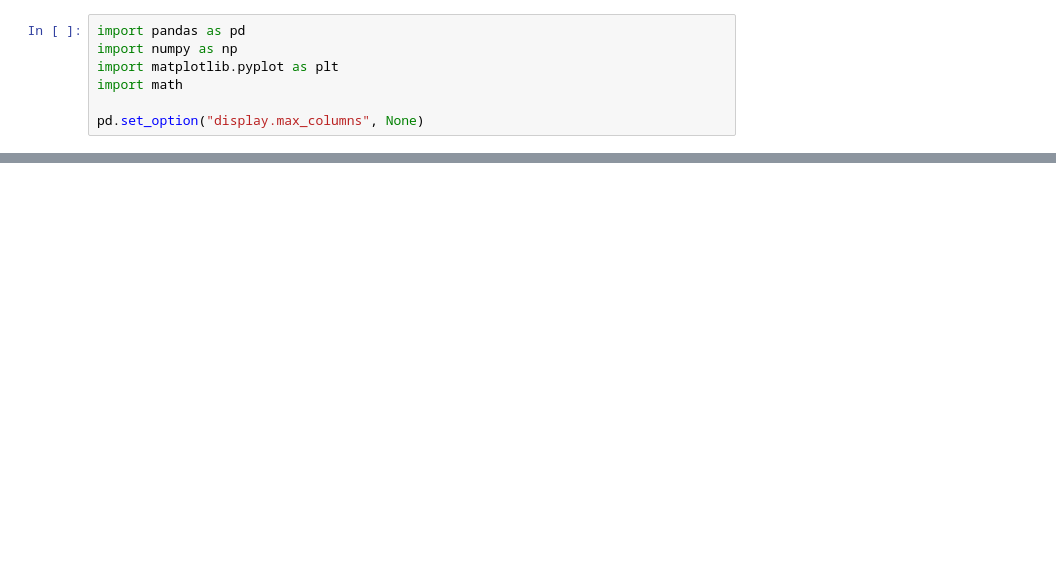
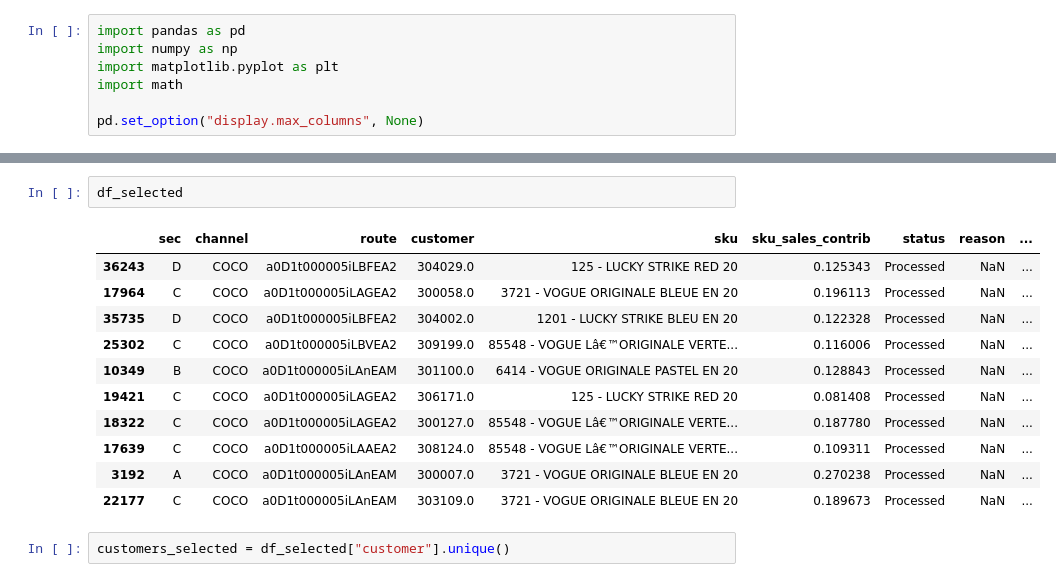
Before and after one commit to asadali163/FE, a Jupyter notebook: src/notebooks/EDA_and_data_work/feature_engineering.ipynb, the cells around one changed output, grey strips where cells are left out. Cells and saved outputs as stored; diff of their text form; blank space fills up the shorter version.

```diff
--- a/src/notebooks/EDA_and_data_work/feature_engineering.ipynb
+++ b/src/notebooks/EDA_and_data_work/feature_engineering.ipynb
@@ -121,0 +587,16 @@ Their sale is only:  83.37 %
+# %%
+df_selected
+# %% [output]
+|  | sec | channel | route | customer | sku | sku_sales_contrib | status | reason | ... |
+| 36243 | D | COCO | a0D1t000005iLBFEA2 | 304029.0 | 125 - LUCKY STRIKE RED 20 | 0.125343 | Processed | NaN | ... |
+| 17964 | C | COCO | a0D1t000005iLAGEA2 | 300058.0 | 3721 - VOGUE ORIGINALE BLEUE EN 20 | 0.196113 | Processed | NaN | ... |
+| 35735 | D | COCO | a0D1t000005iLBFEA2 | 304002.0 | 1201 - LUCKY STRIKE BLEU EN 20 | 0.122328 | Processed | NaN | ... |
+| 25302 | C | COCO | a0D1t000005iLBVEA2 | 309199.0 | 85548 - VOGUE Lâ€™ORIGINALE VERTE... | 0.116006 | Processed | NaN | ... |
+| 10349 | B | COCO | a0D1t000005iLAnEAM | 301100.0 | 6414 - VOGUE ORIGINALE PASTEL EN 20 | 0.128843 | Processed | NaN | ... |
+| 19421 | C | COCO | a0D1t000005iLAGEA2 | 306171.0 | 125 - LUCKY STRIKE RED 20 | 0.081408 | Processed | NaN | ... |
+| 18322 | C | COCO | a0D1t000005iLAGEA2 | 300127.0 | 85548 - VOGUE Lâ€™ORIGINALE VERTE... | 0.187780 | Processed | NaN | ... |
+| 17639 | C | COCO | a0D1t000005iLAAEA2 | 308124.0 | 85548 - VOGUE Lâ€™ORIGINALE VERTE... | 0.109311 | Processed | NaN | ... |
+| 3192 | A | COCO | a0D1t000005iLAnEAM | 300007.0 | 3721 - VOGUE ORIGINALE BLEUE EN 20 | 0.270238 | Processed | NaN | ... |
+| 22177 | C | COCO | a0D1t000005iLAnEAM | 303109.0 | 3721 - VOGUE ORIGINALE BLEUE EN 20 | 0.189673 | Processed | NaN | ... |
+# %%
+customers_selected = df_selected["customer"].unique()
```
Also changed, not shown: parts of 57 cells of this notebook, 14 other files.
